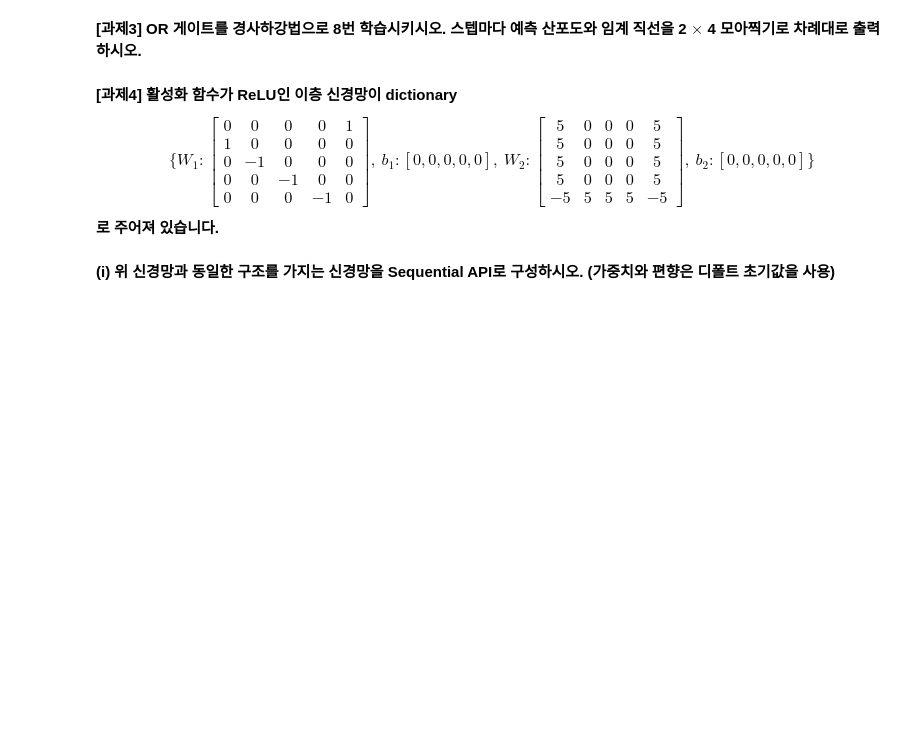
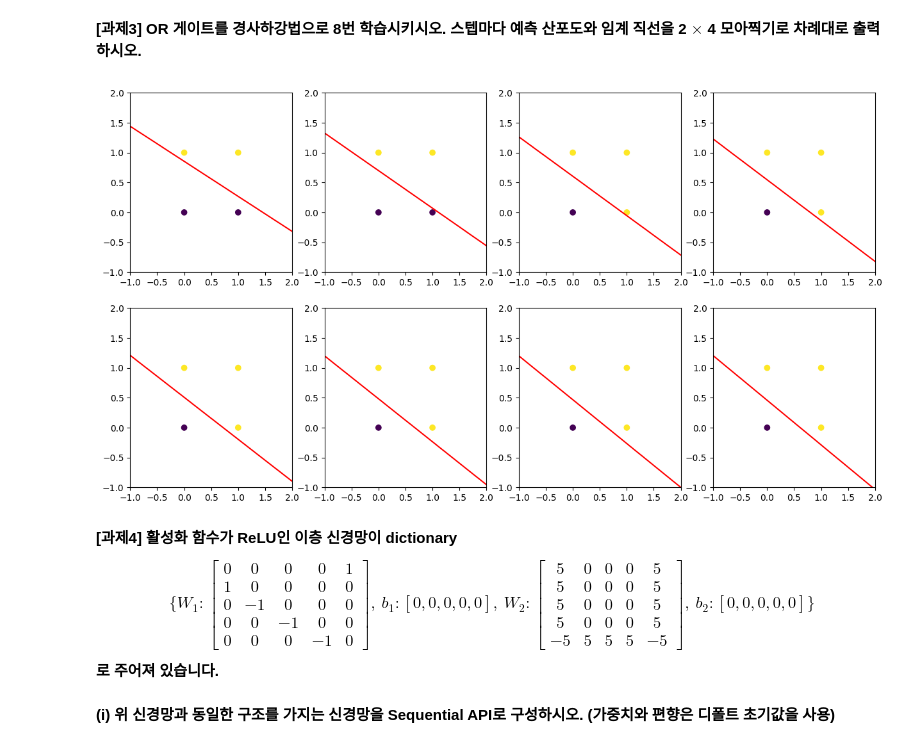
Before and after one commit to minwookkim115/ai, a Jupyter notebook: 08_07_CNN_keras/8강 저수준 API 기초.ipynb, the cells around one changed output. Drawn from its saved outputs; the diff is of its cells as text; code cells hidden in the pictures; blank space fills up the shorter version.

```diff
--- a/08_07_CNN_keras/8강 저수준 API 기초.ipynb
+++ b/08_07_CNN_keras/8강 저수준 API 기초.ipynb
@@ -485,7 +531,30 @@ array([[ 0.15113057],
 # %% [markdown]
 **[과제3] OR 게이트를 경사하강법으로 8번 학습시키시오. 스텝마다 예측 산포도와 임계 직선을 2 $\times$ 4 모아찍기로 차례대로 출력하시오.**
+# %%
+negative_samples = np.array([[0, 0]])
+positive_samples = np.array([[1, 0], [0, 1], [1, 1]])
+inputs = np.vstack((negative_samples, positive_samples)).astype(np.float32)
+targets = np.array(([0], [1], [1], [1]))
+
+W = tf.Variable(tf.random.uniform((2, 1)))
+b = tf.Variable(tf.zeros(1))
+
+plt.figure(figsize=(15,8))
+for step in range(8):
+    loss = training_step(inputs, targets)
+    plt.subplot(2,4,step+1)
+    x = [-10, 10]
+    y = - W[0] /  W[1] * x + (0.5 - b) / W[1]
+    plt.plot(x, y, "-r")
+    predictions = model(inputs)
+    plt.scatter(inputs[:, 0], inputs[:, 1], c=predictions[:, 0] > 0.5)
+    plt.xlim(-1,2)
+    plt.ylim(-1,2)
+plt.show()
+# %% [output]
+[figure, added]
 # %% [markdown]
-**[과제4] 활성화 함수가 ReLU인 이층 신경망이 dictionary
+**[과제4] 활성화 함수가 ReLU인 이층 신경망이 dictionary**
 $$
 \{W_1 : \begin{bmatrix} 0&0&0&0&1 \\ 1&0&0&0&0 \\ 0&-1&0&0&0 \\ 0&0&-1&0&0 \\ 0&0&0&-1&0 \end{bmatrix},~
 b_1 : [0,0,0,0,0],~
@@ -493,7 +562,7 @@ W_2 : \begin{bmatrix} 5&0&0&0&5 \\ 5&0&0&0&5 \\ 5&0&0&0&5 \\ 5&0&0&0&5 \\ -5&5&5
 b_2 : [0,0,0,0,0]
 \}
 $$
-로 주어져 있습니다.**
+**로 주어져 있습니다.**
 # %% [markdown]
 **(i) 위 신경망과 동일한 구조를 가지는 신경망을 Sequential API로 구성하시오. (가중치와 편향은 디폴트 초기값을 사용)**
 # %%
```
Also changed, not shown: parts of 13 cells of this notebook, 1 other file.
